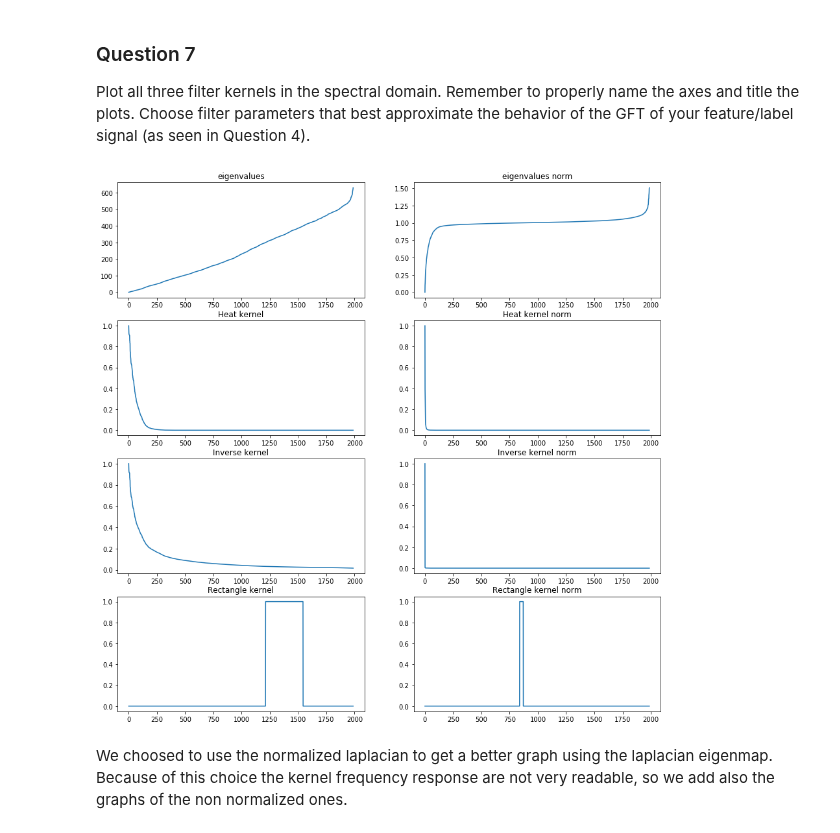
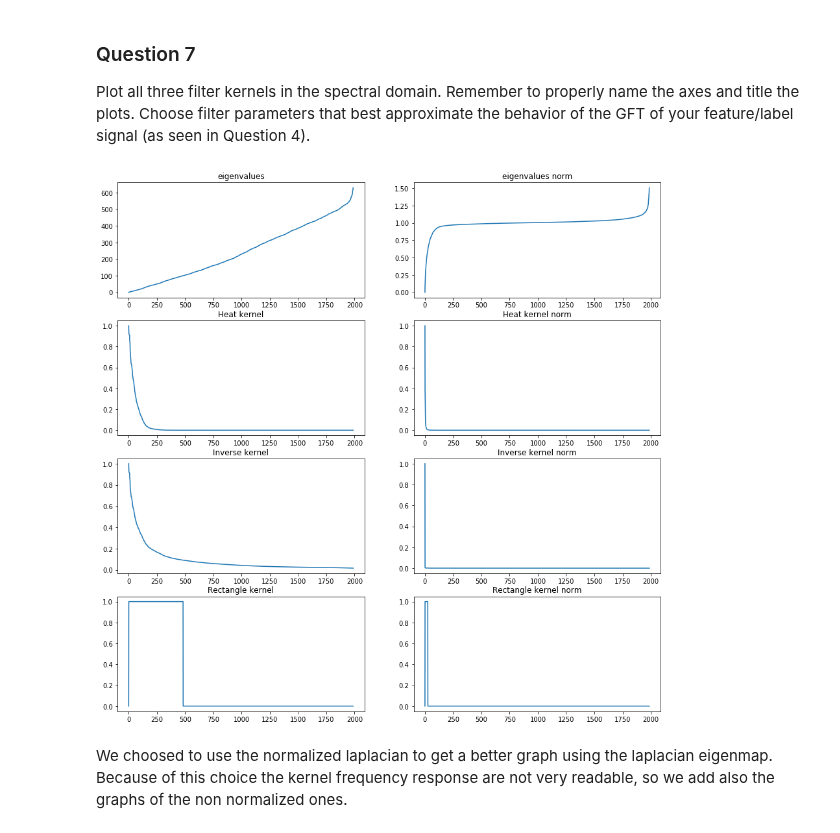
Before and after one commit to TTimTT/NTDS_Project, a Jupyter notebook: milestone_4/joachim_4_graph_signal_processing.ipynb, the cells around one changed output. Cells and saved outputs as stored; diff of their text form; code cells hidden in the pictures.

```diff
--- a/milestone_4/joachim_4_graph_signal_processing.ipynb
+++ b/milestone_4/joachim_4_graph_signal_processing.ipynb
@@ -231,32 +224,32 @@ Plot all three filter kernels in the spectral domain. Remember to properly name
 # %%
 e_non_norm, v_non_norm = np.linalg.eigh(laplacian) # Ordered Laplacian eigenvalues.
 fig=plt.figure(figsize=(15, 15));
 ax1=fig.add_subplot(421)
 ax1.set_title("eigenvalues")
 ax1.plot(e_non_norm)
 ax2=fig.add_subplot(422)
 ax2.set_title("eigenvalues norm")
 ax2.plot(e)
 ax3=fig.add_subplot(423)
 ax3.set_title("Heat kernel")
 ax3.plot(heat_kernel(e_non_norm,0.1))
 ax4=fig.add_subplot(424)
 ax4.set_title("Heat kernel norm")
 ax4.plot(heat_kernel(e,9))
 ax5=fig.add_subplot(425)
 ax5.set_title("Inverse kernel")
 ax5.plot(inverse_kernel(e_non_norm,0.1))
 ax6=fig.add_subplot(426)
 ax6.set_title("Inverse kernel norm")
 ax6.plot(inverse_kernel(e,1700))
 ax7=fig.add_subplot(427)
 ax7.set_title("Rectangle kernel")
-ax7.plot(rectangle_kernel(e_non_norm,300,400));
+ax7.plot(rectangle_kernel(e_non_norm,0,100));
 ax8=fig.add_subplot(428)
 ax8.set_title("Rectangle kernel norm")
-ax8.plot(rectangle_kernel(e,1,1.001));
+ax8.plot(rectangle_kernel(e,0,0.6));
 # %% [output]
-[figure, old version]
+[figure, new version]
 # %% [markdown]
 We choosed to use the normalized laplacian to get a better graph using the laplacian eigenmap. Because of this choice the kernel frequency response are not very readable, so we add also the graphs of the non normalized ones.
 # %% [markdown]
```
Also changed, not shown: parts of 16 cells of this notebook.
